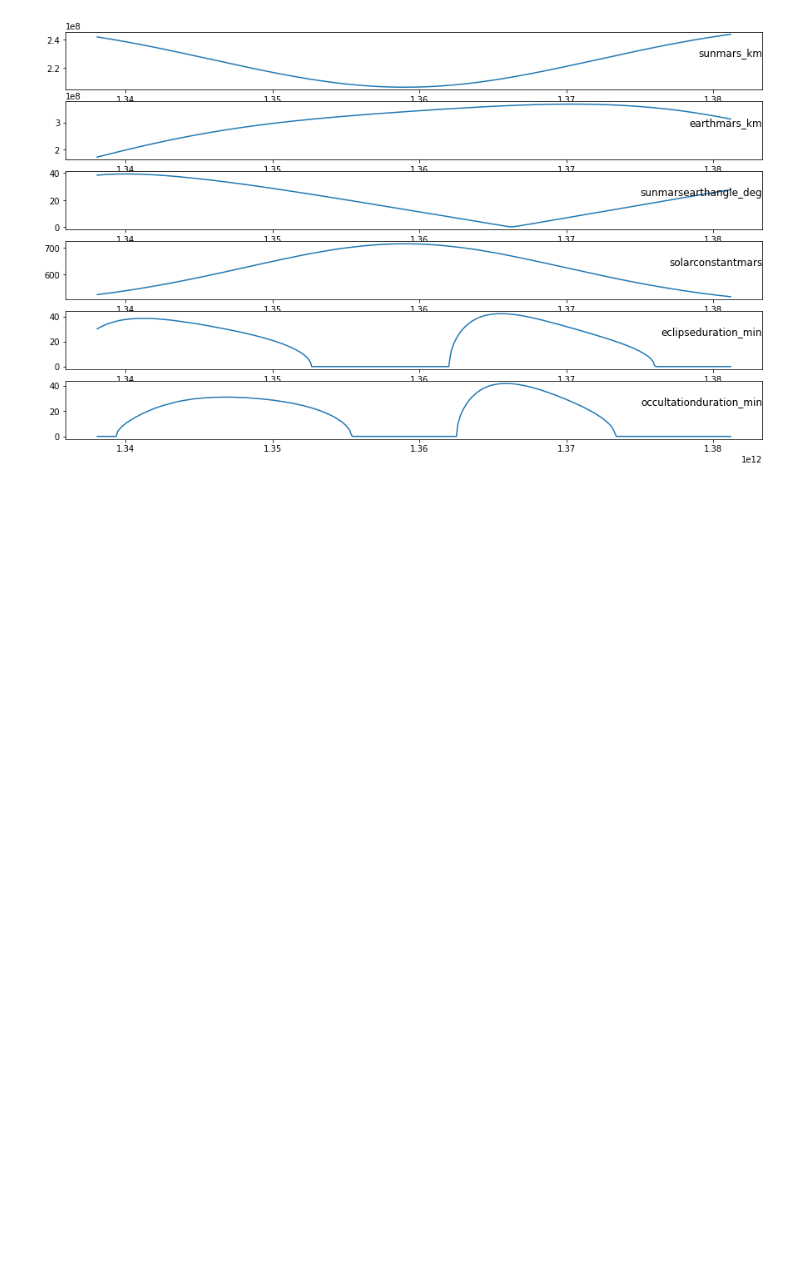
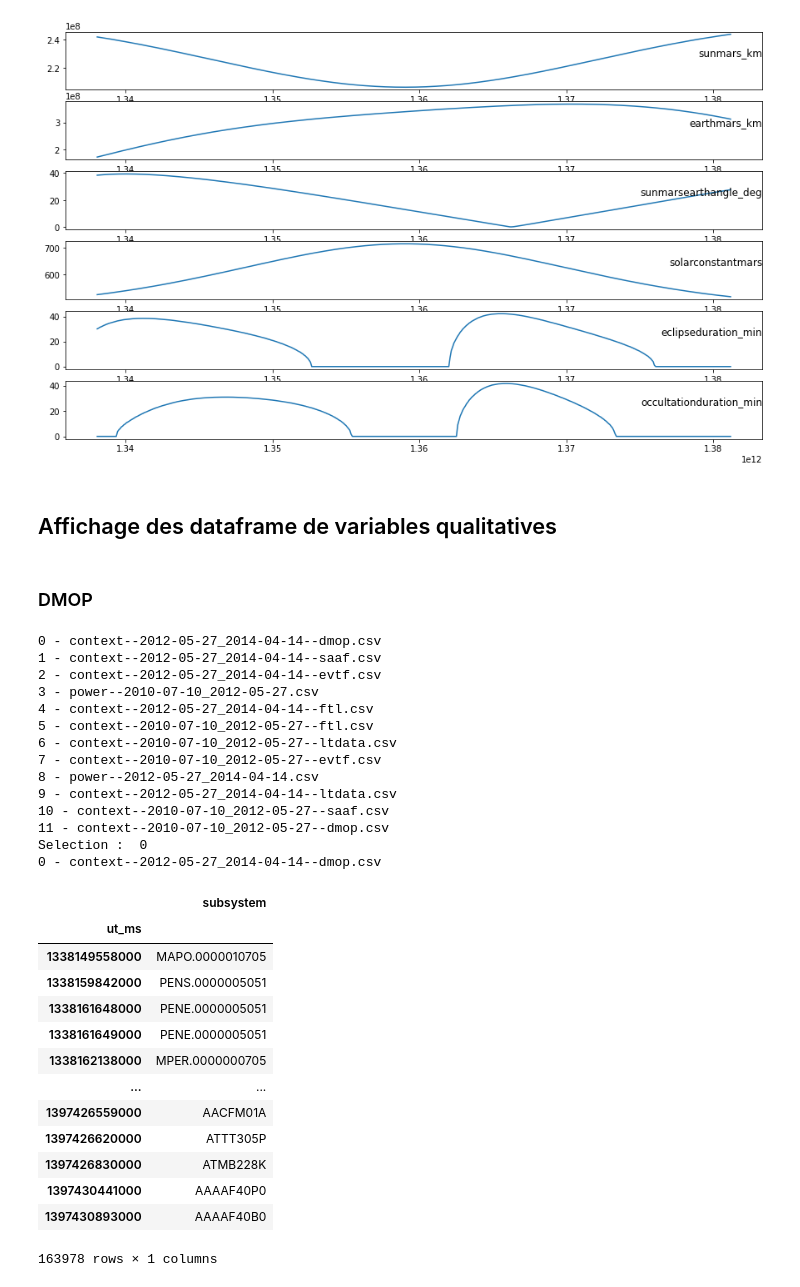
Before and after one commit to YamSok/MarsExpress, a Jupyter notebook: traitement_donnees.ipynb, the cells around one changed output. Drawn from its saved outputs; the diff is of its cells as text; code cells hidden in the pictures; blank space fills up the shorter version.

Commit message:
add an overview of all variables

```diff
--- a/traitement_donnees.ipynb
+++ b/traitement_donnees.ipynb
@@ -195,0 +195,37 @@ s
+# %% [markdown]
+## Affichage des dataframe de variables qualitatives
+# %% [markdown]
+### DMOP
+# %%
+file_name = selection(folder = FOLDER, search = f"*{YEAR}*", first = False)
+data = pd.read_csv(file_name, sep=",", index_col=0)
+data
+# %% [output]
+0 - context--2012-05-27_2014-04-14--dmop.csv
+1 - context--2012-05-27_2014-04-14--saaf.csv
+2 - context--2012-05-27_2014-04-14--evtf.csv
+3 - power--2010-07-10_2012-05-27.csv
+4 - context--2012-05-27_2014-04-14--ftl.csv
+5 - context--2010-07-10_2012-05-27--ftl.csv
+6 - context--2010-07-10_2012-05-27--ltdata.csv
+7 - context--2010-07-10_2012-05-27--evtf.csv
+8 - power--2012-05-27_2014-04-14.csv
+9 - context--2012-05-27_2014-04-14--ltdata.csv
+10 - context--2010-07-10_2012-05-27--saaf.csv
+11 - context--2010-07-10_2012-05-27--dmop.csv
+Selection :  0
+0 - context--2012-05-27_2014-04-14--dmop.csv
+|  | subsystem |
+| ut_ms |  |
+| 1338149558000 | MAPO.0000010705 |
+| 1338159842000 | PENS.0000005051 |
+| 1338161648000 | PENE.0000005051 |
+| 1338161649000 | PENE.0000005051 |
+| 1338162138000 | MPER.0000000705 |
+| ... | ... |
+| 1397426559000 | AACFM01A |
+| 1397426620000 | ATTT305P |
+| 1397426830000 | ATMB228K |
+| 1397430441000 | AAAAF40P0 |
+| 1397430893000 | AAAAF40B0 |
+163978 rows × 1 columns
```
Also changed, not shown: parts of 20 cells of this notebook.
